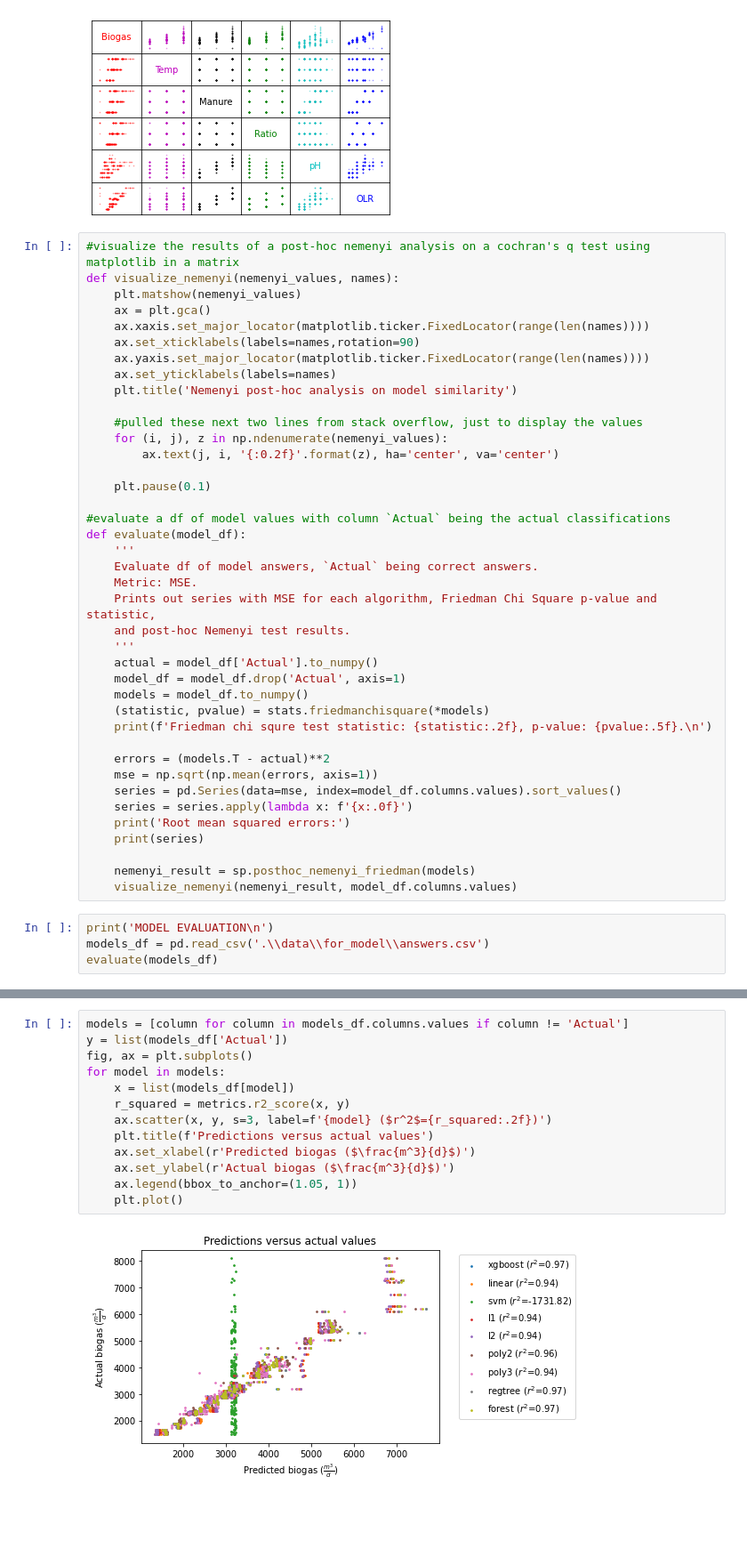
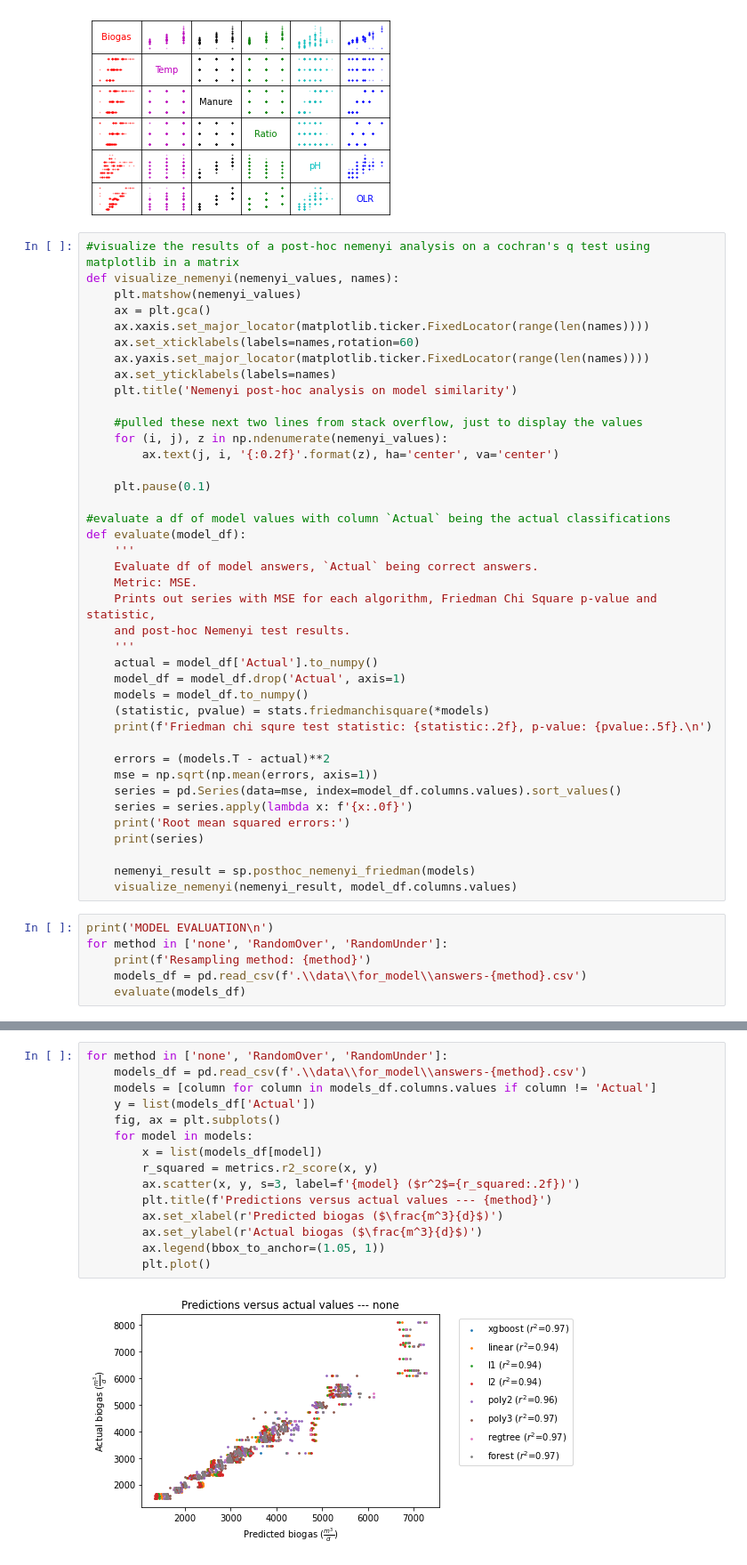
Before and after one commit to NicoACloutier/assorted-data-analysis, a Jupyter notebook: biogas/RESULTS.ipynb, the cells around one changed output, grey strips where cells are left out. Shown: that part at 89% size. Cells and saved outputs as stored; diff of their text form; blank space fills up the shorter version.

```diff
--- a/biogas/RESULTS.ipynb
+++ b/biogas/RESULTS.ipynb
@@ -41,7 +41,7 @@ def visualize_nemenyi(nemenyi_values, names):
     plt.matshow(nemenyi_values)
     ax = plt.gca()
     ax.xaxis.set_major_locator(matplotlib.ticker.FixedLocator(range(len(names))))
-    ax.set_xticklabels(labels=names,rotation=90)
+    ax.set_xticklabels(labels=names,rotation=60)
     ax.yaxis.set_major_locator(matplotlib.ticker.FixedLocator(range(len(names))))
     ax.set_yticklabels(labels=names)
     plt.title('Nemenyi post-hoc analysis on model similarity')
@@ -77,8 +77,10 @@ def evaluate(model_df):
     visualize_nemenyi(nemenyi_result, model_df.columns.values)
 # %%
 print('MODEL EVALUATION\n')
-models_df = pd.read_csv('.\\data\\for_model\\answers.csv')
-evaluate(models_df)
+for method in ['none', 'RandomOver', 'RandomUnder']:
+    print(f'Resampling method: {method}')
+    models_df = pd.read_csv(f'.\\data\\for_model\\answers-{method}.csv')
+    evaluate(models_df)
 # %% [output]
 MODEL EVALUATION
 
@@ -99,15 +129,17 @@ dtype: object
 # %%
-models = [column for column in models_df.columns.values if column != 'Actual']
-y = list(models_df['Actual'])
-fig, ax = plt.subplots()
-for model in models:
-    x = list(models_df[model])
-    r_squared = metrics.r2_score(x, y)
-    ax.scatter(x, y, s=3, label=f'{model} ($r^2$={r_squared:.2f})')
-    plt.title(f'Predictions versus actual values')
-    ax.set_xlabel(r'Predicted biogas ($\frac{m^3}{d}$)')
-    ax.set_ylabel(r'Actual biogas ($\frac{m^3}{d}$)')
-    ax.legend(bbox_to_anchor=(1.05, 1))
-    plt.plot()
+for method in ['none', 'RandomOver', 'RandomUnder']:
+    models_df = pd.read_csv(f'.\\data\\for_model\\answers-{method}.csv')
+    models = [column for column in models_df.columns.values if column != 'Actual']
+    y = list(models_df['Actual'])
+    fig, ax = plt.subplots()
+    for model in models:
+        x = list(models_df[model])
+        r_squared = metrics.r2_score(x, y)
+        ax.scatter(x, y, s=3, label=f'{model} ($r^2$={r_squared:.2f})')
+        plt.title(f'Predictions versus actual values --- {method}')
+        ax.set_xlabel(r'Predicted biogas ($\frac{m^3}{d}$)')
+        ax.set_ylabel(r'Actual biogas ($\frac{m^3}{d}$)')
+        ax.legend(bbox_to_anchor=(1.05, 1))
+        plt.plot()
 # %% [output]
-[figure, old version]
+[figure, new version]
```
Also changed, not shown: parts of 2 cells of this notebook, 5 other files.
